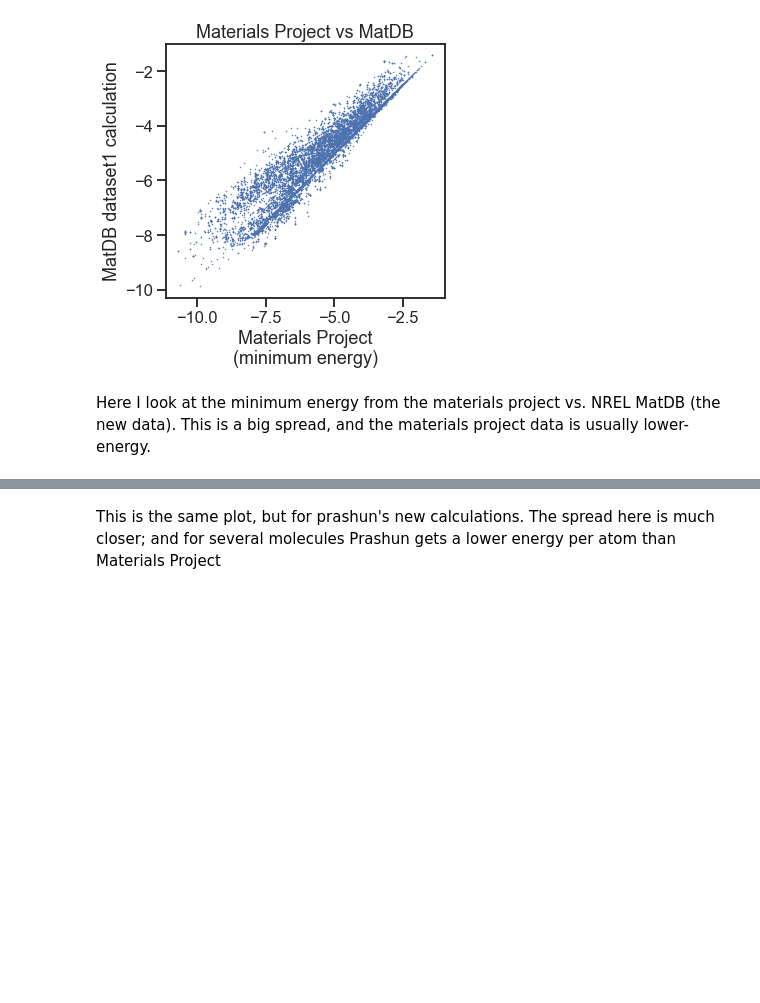
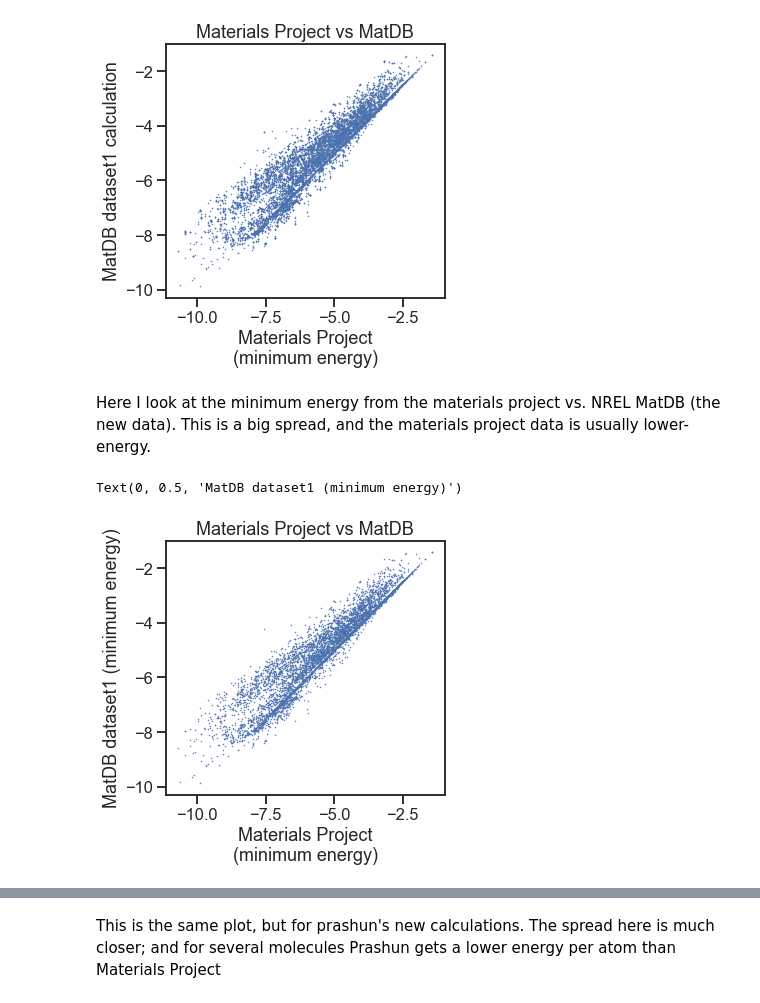
Before and after one commit to pstjohn/crystal-gnn, a Jupyter notebook: materials_project.ipynb, the cells around one changed output, grey strips where cells are left out. Saved outputs shown, nothing was run; the diff lists cells and outputs as text; code cells hidden in the pictures; blank space fills up the shorter version.

```diff
--- a/materials_project.ipynb
+++ b/materials_project.ipynb
@@ -88,3 +88,16 @@ Text(0, 0.5, 'MatDB dataset1 calculation')
 [figure]
 # %% [markdown]
 Here I look at the minimum energy from the materials project vs. NREL MatDB (the new data). This is a big spread, and the materials project data is usually lower-energy.
+# %%
+fig = plt.figure(figsize=(5,5))
+ax = fig.add_subplot(111, aspect='equal')
+
+plt.plot(mp_with_icsd.sort_values('energyperatom').drop_duplicates(subset='icsdnum', keep='first').set_index(
+    'icsdnum').reindex(data1_dedupe.icsdnum).energyperatom, data1_dedupe.energyperatom, '.', ms=1)
+
+plt.title('Materials Project vs MatDB')
+plt.xlabel('Materials Project\n(minimum energy)')
+plt.ylabel('MatDB dataset1 (minimum energy)')
+# %% [output]
+Text(0, 0.5, 'MatDB dataset1 (minimum energy)')
+[figure, added]
```
Also changed, not shown: parts of 8 cells of this notebook, 7 other files.
